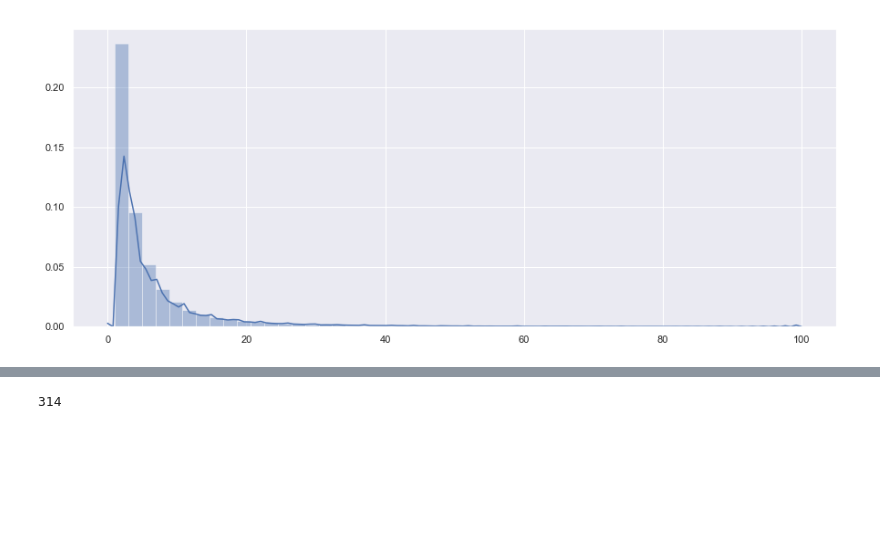
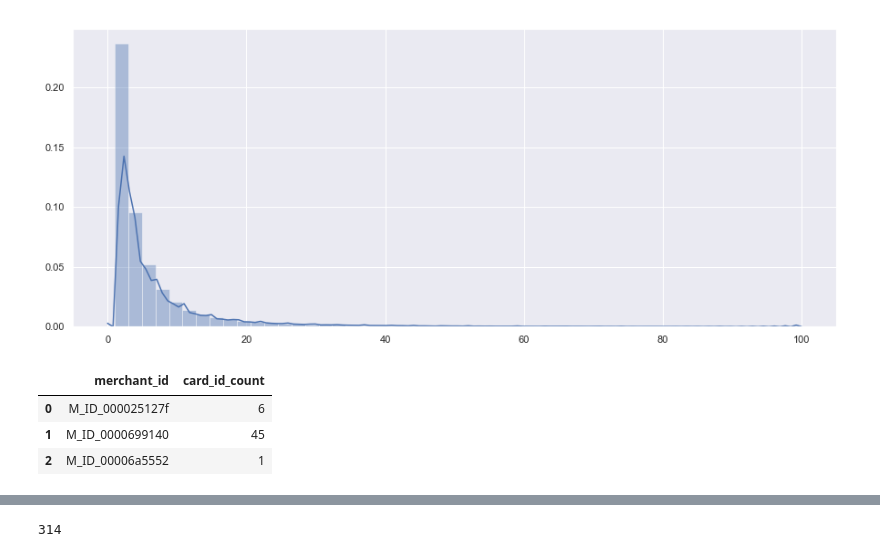
Before and after one commit to Zol-S/kaggle, a Jupyter notebook: Elo Merchant Category Recommendation/1.1_Descriptives.ipynb, the cells around one changed output, grey strips where cells are left out. Drawn from its saved outputs; the diff is of its cells as text; code cells hidden in the pictures; blank space fills up the shorter version.

Commit message:
Calculated the unique number of card_ids of merchants
Calculated the unique number of card_ids of merchants

```diff
--- a/Elo Merchant Category Recommendation/1.1_Descriptives.ipynb
+++ b/Elo Merchant Category Recommendation/1.1_Descriptives.ipynb
@@ -768,3 +768,13 @@ sns.distplot(df_umn[df_umn['count'] < 100]['count'].values)
 # %% [output]
 <matplotlib.axes._subplots.AxesSubplot at 0x...>
 [figure]
+# %%
+df_umnu = df_new_trans.groupby("merchant_id")["card_id"].nunique().reset_index().rename(columns={df_umnu.columns[1]: "card_id_count"})
+df_umhu = df_hist_trans.groupby("merchant_id")["card_id"].nunique().reset_index().rename(columns={df_umhu.columns[1]: "card_id_count"})
+# %%
+df_umhu[:3]
+# %% [output]
+|  | merchant_id | card_id_count |
+| 0 | M_ID_000025127f | 6 |
+| 1 | M_ID_0000699140 | 45 |
+| 2 | M_ID_00006a5552 | 1 |
```
Also changed, not shown: parts of 3 cells of this notebook.
